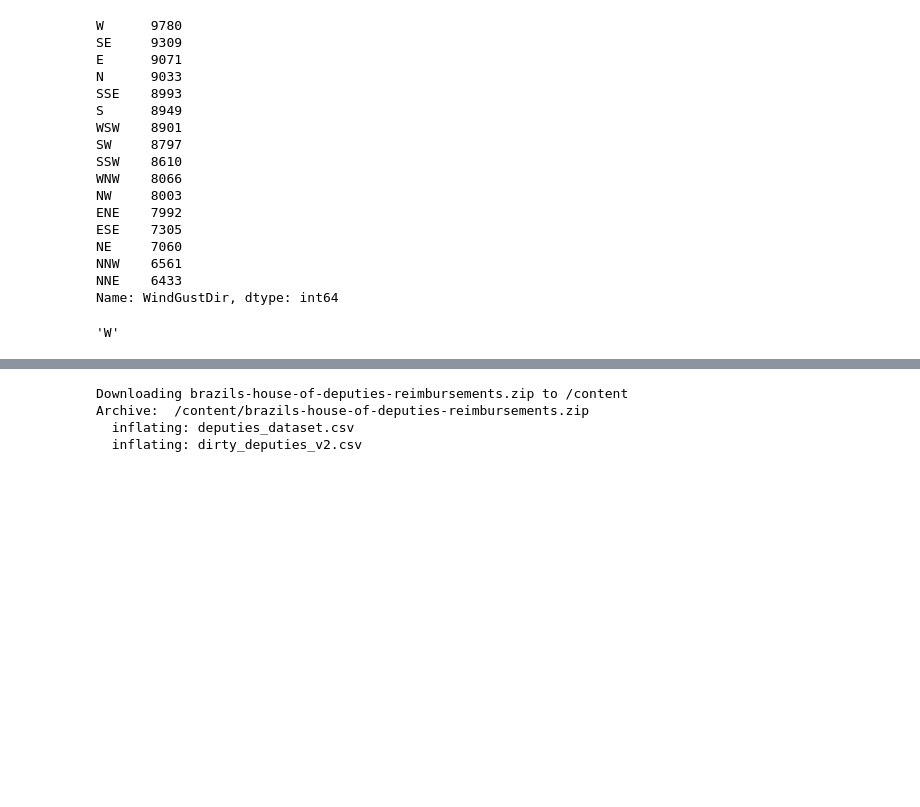
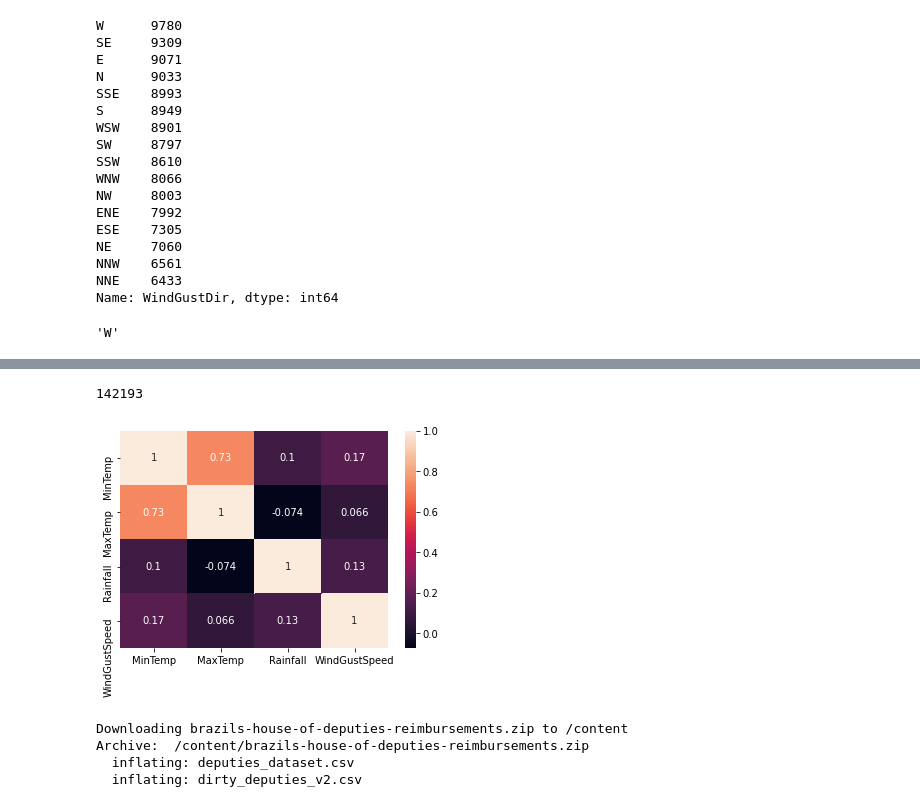
Before and after one commit to maheshbabu-r/BIG_DATA_PySpark, a Jupyter notebook: Working_With_Missing_and_Outliers.ipynb, the cells around one changed output, grey strips where cells are left out. Cells and saved outputs as stored; diff of their text form; code cells hidden in the pictures; blank space fills up the shorter version.

```diff
--- a/Working_With_Missing_and_Outliers.ipynb
+++ b/Working_With_Missing_and_Outliers.ipynb
@@ -304,0 +354,3 @@ dtype: float64
+# %%
+df=df.na.fill({"WindGustSpeed":df.toPandas()["WindGustSpeed"].mean()})
+df.toPandas().isna().mean().round(4) * 100
@@ -305,3 +366,12 @@ dtype: float64
+# %%
+df.count()
+# %% [output]
+142193
+# %%
+sns.heatmap(df.toPandas().corr(),annot=True)
+plt.show()
+# %% [output]
+[figure, added]
 # %%
 # For downloading the dataset
 # Go to Kaggle.com -> My Account -> Create new API Token -> Upload kaggle.json in Jupyter Home/CNN/
```
Also changed, not shown: parts of 32 cells of this notebook.
